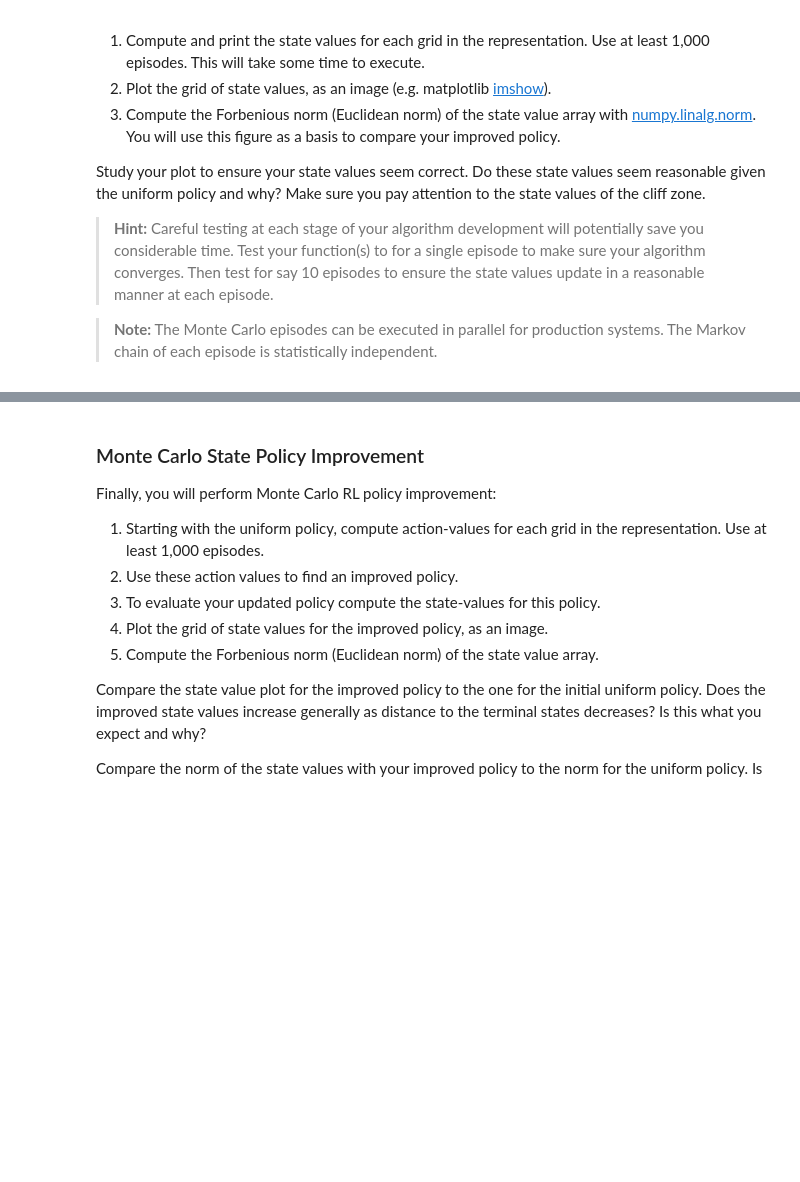
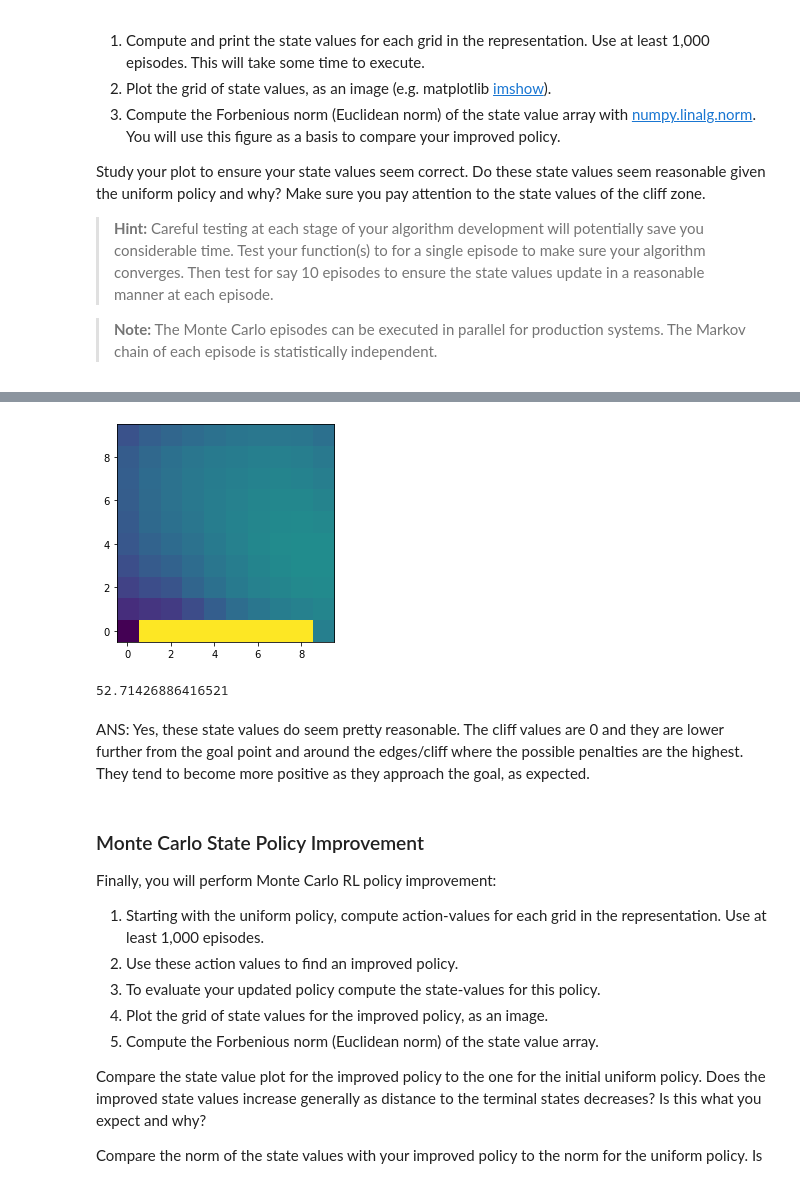
Before and after one commit to nverno/cs82-challenges, a Jupyter notebook: CliffWalking.ipynb, the cells around one changed output, grey strips where cells are left out. Saved outputs shown, nothing was run; the diff lists cells and outputs as text; code cells hidden in the pictures; blank space fills up the shorter version.

Commit message:
update some code, print state values

```diff
--- a/CliffWalking.ipynb
+++ b/CliffWalking.ipynb
@@ -163,9 +171,11 @@ def state(x, x_lims = (0.0,10.0), n_tiles = 10):
     return(state)
 
 def get_grid_state(x, y):
+    """Convert x,y coordinates into single state value."""
     return (state(x) + 10 * state(y))
 
 def get_index(num):
+    """Convert state to x,y coordinates in grid."""
     return num % 10, num // 10
 # %% [markdown]
 ### Initial Policy
@@ -193,20 +231,4 @@ Study your plot to ensure your state values seem correct. Do these state values
 # %%
-#import matplotlib.pyplot as plt
-actions = [(0,1), (0,-1), (1,0), (1,1), (1,-1), (-1,0), (-1,1), (-1,-1)]
-
-def take_action(x, y, policy):
-    '''Function takes action given state using the transition probabilities
-    of the policy'''
-    ## Find the action given the transistion probabilities defined by the policy.
-    x_grid = state(x)
-    y_grid = state(y)
-    action = actions[nr.choice(8, p = policy[x_grid][y_grid])]
-    x_prime, y_prime, is_terminal, reward = sim_environment(x,y, action)
-    return (action, x_prime, y_prime, is_terminal, reward)
-
-#print(initial_policy[0][0])
-#take_action(0,0,initial_policy)
-
 def MC_episode(policy, G, n_visits):
     '''Function creates the Monte Carlo samples of one episode.
     This function does most of the real work'''
@@ -249,8 +271,10 @@ def MC_episode(policy, G, n_visits):
     return (G, n_visits)
 
 def MC_state_values(policy, n_episodes):
-    '''Function that evaluates the state value of
-    a policy using the Monte Carlo method.'''
+    """
+    Function that evaluates the state value of
+    a policy using the Monte Carlo method.
+    """
     ## Create list of states
     n_states = 100
 
@@ -265,8 +289,5 @@ def MC_state_values(policy, n_episodes):
     ## Iterate over the episodes
     for i in range(n_episodes):
         G, n_visits = MC_episode(policy, G, n_visits) # neighbors, i, n_states)
-        print ("running episode: " + str(i))
+        # print ("running episode: " + str(i))
     return(G)
-
-MC_state_values(initial_policy, 100).reshape((10,10))
-#actions[nr.choice(8, p = initial_policy[0][0]) + 1]
@@ -293,0 +294,3 @@ ANS:
+# %%
+G = MC_state_values(initial_policy, 1000).reshape((10,10))
+#actions[nr.choice(8, p = initial_policy[0][0]) + 1]
@@ -294,3 +326,19 @@ ANS:
+# %%
+def plot_state_values(G):
+    """Plot state values as image, with origin in bottom left."""
+    res = [x[::-1] for x in G]
+    plt.imshow(res, origin='lower')
+
+plot_state_values(G)
+# %% [output]
+[figure, added]
+# %%
+dist = la.norm(G) # euc. norm of states
+dist
+# %% [output]
+52.71426886416521
+# %% [markdown]
+ANS:  Yes, these state values do seem pretty reasonable.  The cliff values are 0 and they are lower further from the goal point and around the edges/cliff where the possible penalties are the highest. They tend to become more positive as they approach the goal, as expected.
 # %% [markdown]
 ### Monte Carlo State Policy Improvement
 
```
Also changed, not shown: parts of 12 cells of this notebook, 5 other files.
